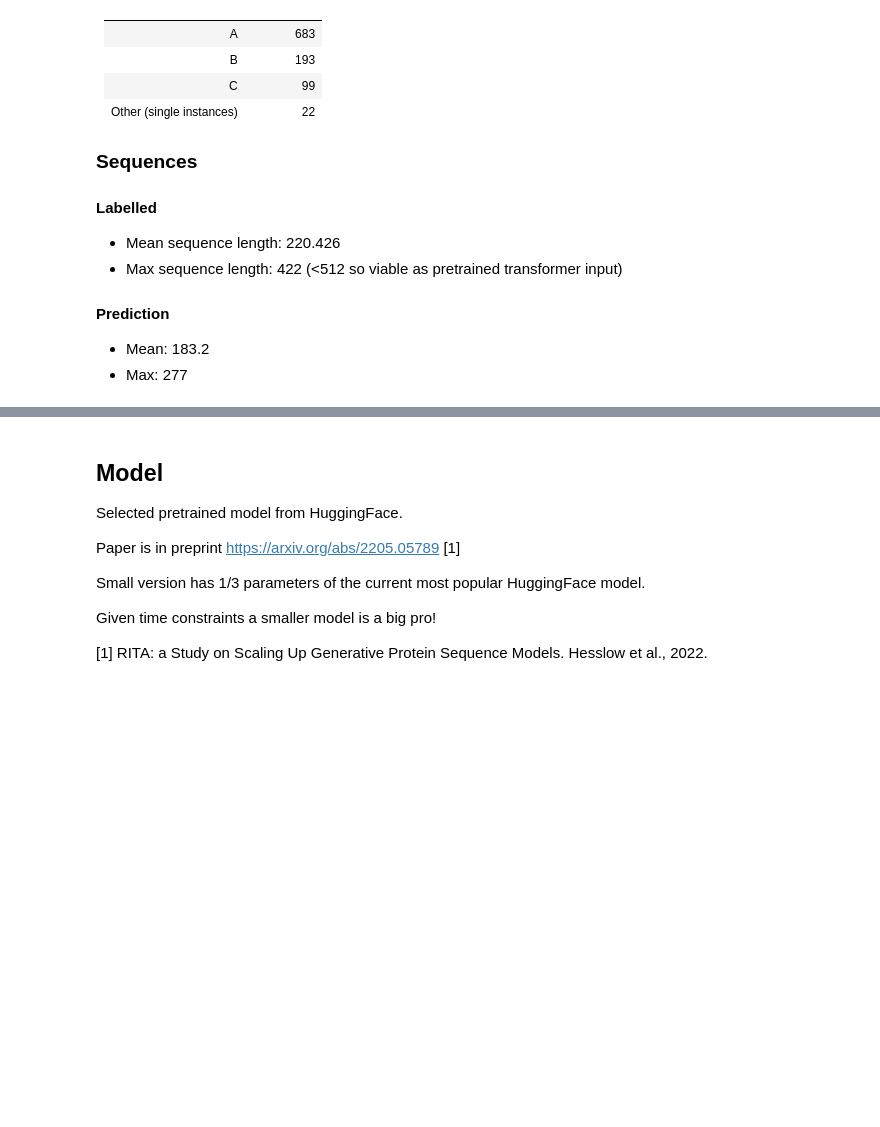
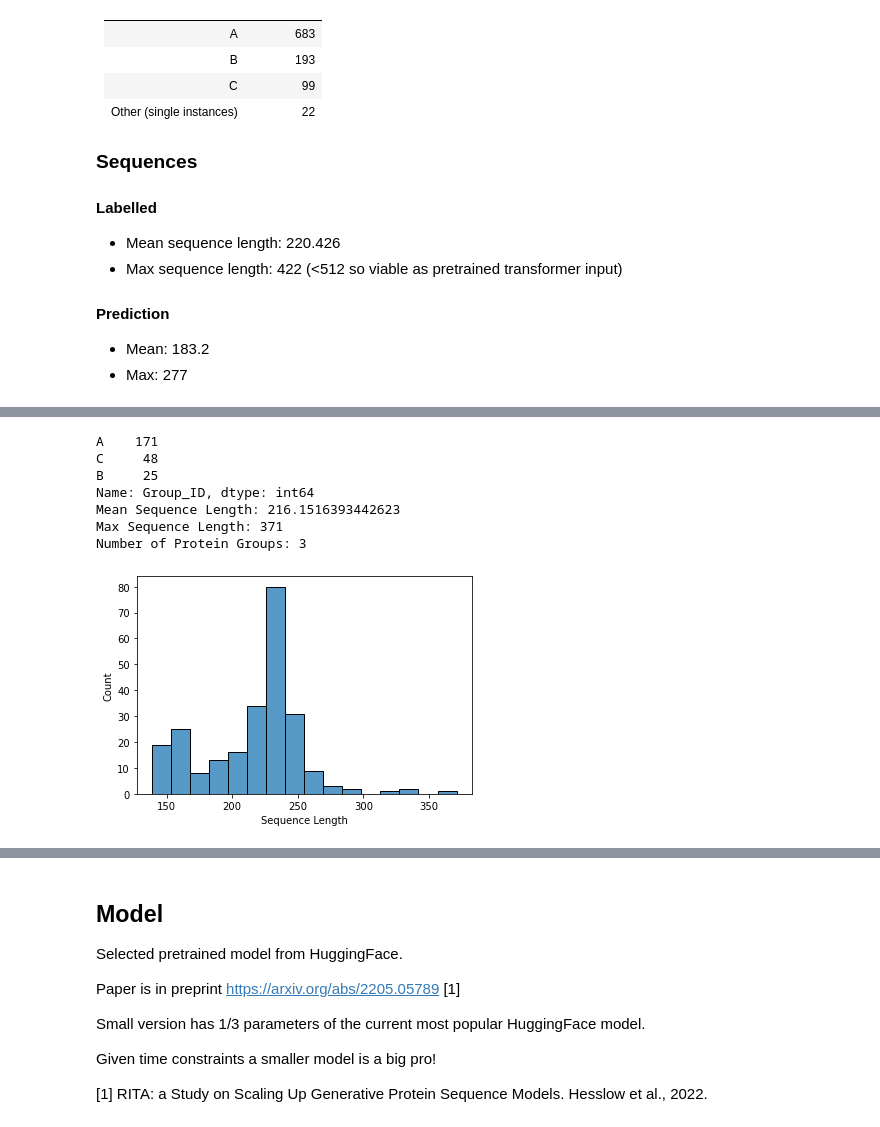
Before and after one commit to s-wheels/verbose-octo-couscous, a Jupyter notebook: submission.ipynb, the cells around one changed output, grey strips where cells are left out. Saved outputs shown, nothing was run; the diff lists cells and outputs as text; code cells hidden in the pictures; blank space fills up the shorter version.

```diff
--- a/submission.ipynb
+++ b/submission.ipynb
@@ -16,0 +43,32 @@ AttributeError: 'ProteinDataset' object has no attribute 'data_df'
+# %%
+def load_data(raw_data: str = 'Sequences.fasta', labelled: bool = True) -> pd.DataFrame:
+    if labelled:
+        labelled_sequences = [{
+                    'ID' : i.id,
+                    'Group_ID' : i.id.split('_')[0],
+                    'Number_ID' : i.id.split('_')[1],
+                    'Sequence Length' : len(i.seq),
+                    'Sequence' : i.seq
+                    }
+                    for i in SeqIO.parse(raw_data, 'fasta')]
+        print(f'Number of labelled sequences: {len(labelled_sequences)}')
+        return pd.DataFrame(labelled_sequences)
+    else:
+        pred_sequences = [{'ID' : i.id,
+                    'Sequence Length' : len(i.seq),
+                        'Sequence' : i.seq}
+                        for i in SeqIO.parse(raw_data, 'fasta')]
+        print(f'Number of pred sequences: {len(pred_sequences)}')
+        return pd.DataFrame(pred_sequences)
+
+def create_dataset_split(data_df: pd.DataFrame) -> tuple[pd.DataFrame, pd.DataFrame]:
+    # Splitting dataset, any class with <3 instances added to train_df
+    filtered_df = data_df[data_df['Group_ID'].isin(['A','B','C'])]
+    train_df, eval_df = train_test_split(filtered_df, shuffle=True, stratify=filtered_df['Group_ID'])
+    train_df = pd.concat([train_df, data_df[~data_df['Group_ID'].isin(['A','B','C'])]])
+    print(f'Train Dataset Size: {len(train_df)}, Eval Dataset Size: {len(eval_df)}')
+    return train_df, eval_df
+# %%
+labelled_df = load_data('Sequences.fasta', labelled=True)
+train_df, eval_df = create_dataset_split(labelled_df)
+pred_df = load_data('Predictions.fasta', labelled=False)
@@ -17,3 +165,7 @@ AttributeError: 'ProteinDataset' object has no attribute 'data_df'
+# %%
+train_dataset = ProteinDataset(data_df=train_df, tokenizer=tokenizer, mode='train', labelled=True)
+eval_dataset = ProteinDataset(data_df=eval_df, tokenizer=tokenizer, mode='eval', labelled=True)
+pred_dataset = ProteinDataset(data_df=pred_df, tokenizer=tokenizer, mode='pred', labelled=False)
 # %% [markdown]
 ## Data Exploration
 
@@ -129,0 +197,11 @@ class ProteinDataset(Dataset):
+# %%
+eval_dataset.summarise_data()
+# %% [output]
+A    171
+C     48
+B     25
+Name: Group_ID, dtype: int64
+Mean Sequence Length: 216.1516393442623
+Max Sequence Length: 371
+Number of Protein Groups: 3
+[figure, added]
```
Also changed, not shown: parts of 20 cells of this notebook.
